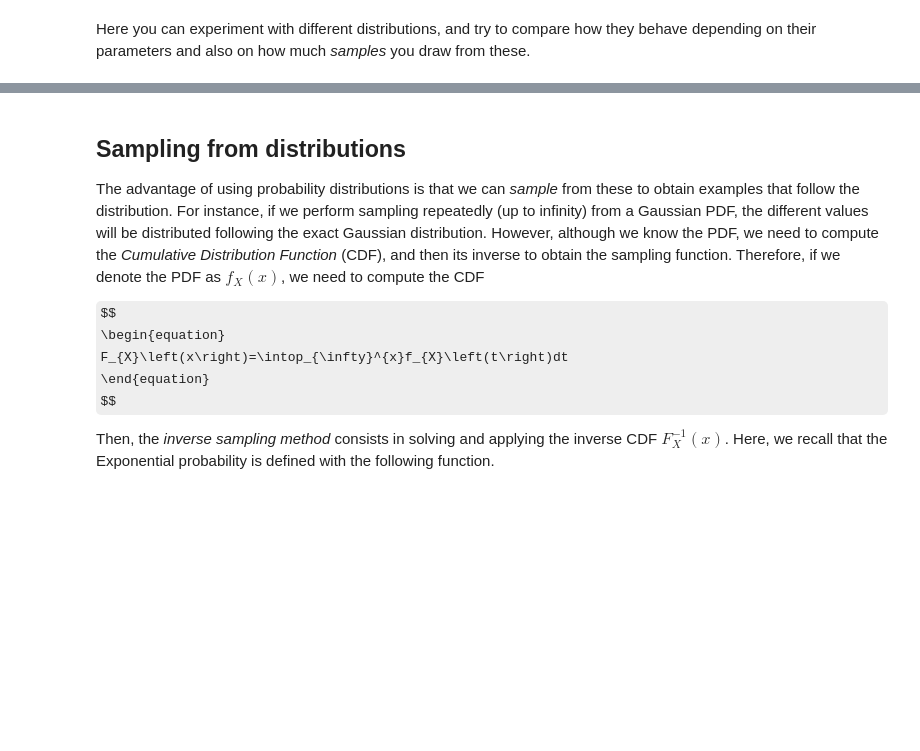
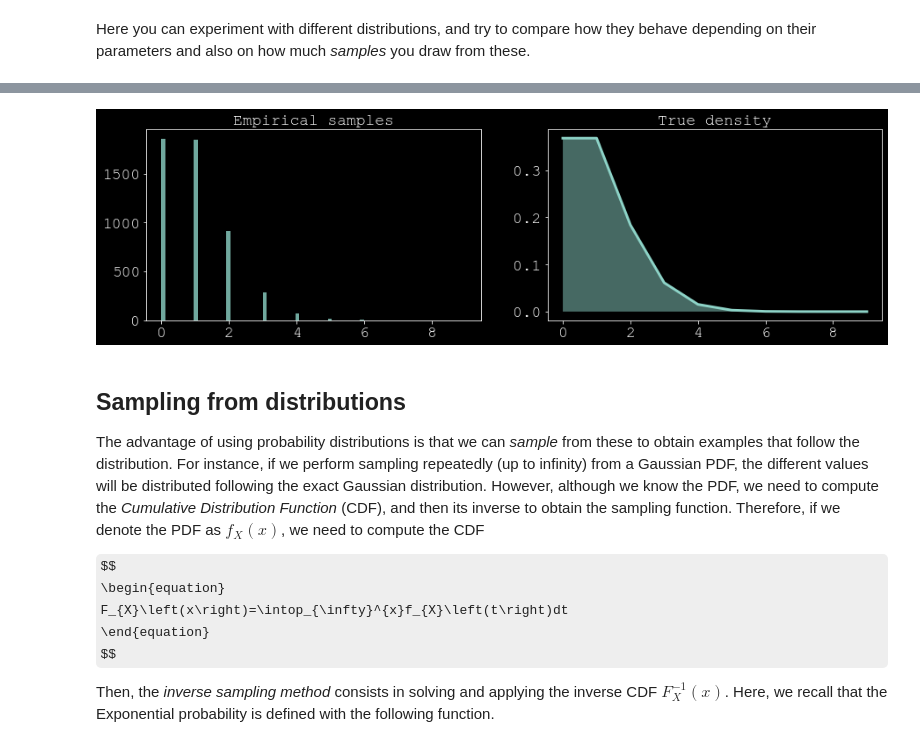
Before and after one commit to pliplouf/atiam_ml_fork, a Jupyter notebook: 04b_distributions.ipynb, the cells around one changed output, grey strips where cells are left out. Cells and saved outputs as stored; diff of their text form; code cells hidden in the pictures; some formulas as TeX source; blank space fills up the shorter version.

```diff
--- a/04b_distributions.ipynb
+++ b/04b_distributions.ipynb
@@ -265,3 +279,22 @@ Here you can experiment with different distributions, and try to compare how the
+# %%
+# Based on a bernouilli
+k = np.arange(10)
+lam = 1
+n = distribution.poisson.Poisson(lam)
+# Obtain some samples
+samples = n.sample((5000, )).numpy()
+
+# Evaluate true density at given points
+#density = torch.exp(n.log_prob(torch.Tensor(x))).numpy()
+density = (lam**k)*np.exp(-lam)/scipy.special.factorial(k)
+    # Plot both samples and density
+fig, (ax1, ax2) = plt.subplots(1, 2, sharex=True, figsize=(15, 4))
+ax1.hist(samples, 50, alpha=0.8);   #samples[0]
+ax1.set_title('Empirical samples', fontsize=18);
+ax2.plot(k, density); ax2.fill_between(k, density, 0, alpha=0.5)
+ax2.set_title('True density', fontsize=18);
+# %% [output]
+[figure, added]
 # %% [markdown]
 <a id="sampling"></a>
 ## Sampling from distributions
```
Also changed, not shown: parts of 13 cells of this notebook, 5 other files.
